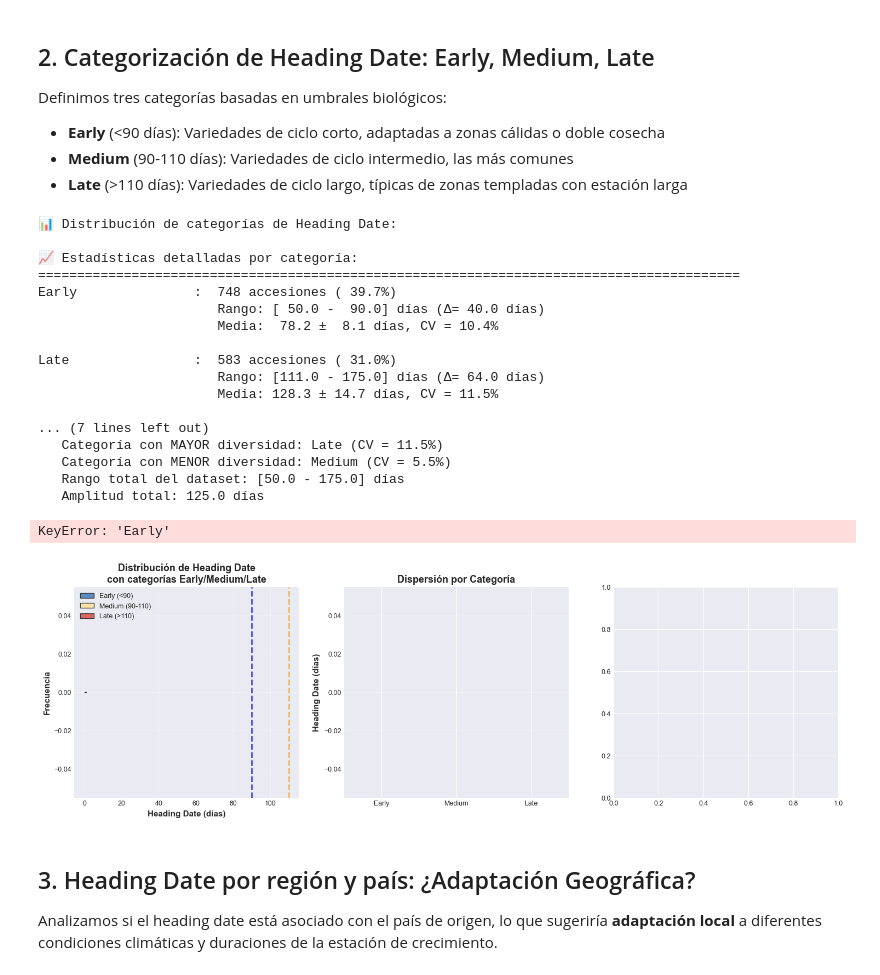
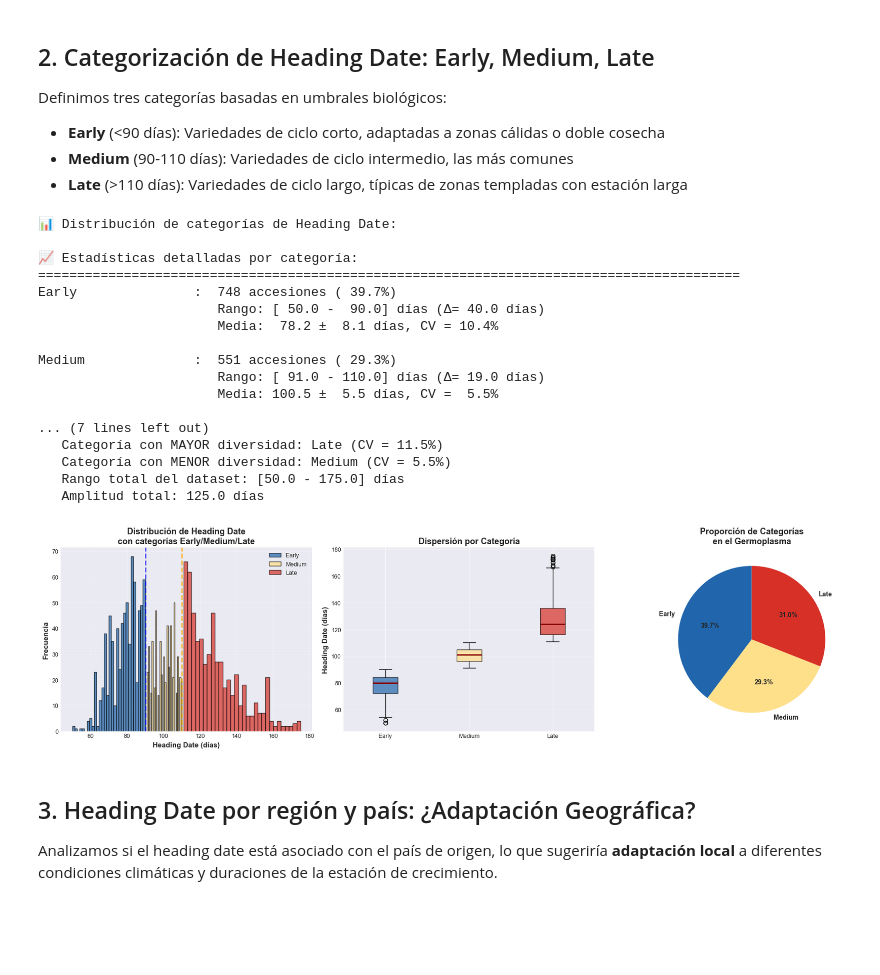
Before and after one commit to evalopezf/genomeRice, a Jupyter notebook: notebooks/eda_improved.ipynb, the cells around one changed output. Cells and saved outputs as stored; diff of their text form; code cells hidden in the pictures; blank space fills up the shorter version.

```diff
--- a/notebooks/eda_improved.ipynb
+++ b/notebooks/eda_improved.ipynb
@@ -58,7 +58,7 @@ print("✓ Setup completado")
 ✓ Setup completado
 # %%
 # Cargar datos fenotípicos
-traits_path = REPORTS / 'traits_geno_aligned.csv'
+traits_path = REPORTS / 'traits_clean.csv'
 df = pd.read_csv(traits_path, index_col=0)
 print(f"✓ Datos fenotípicos cargados desde {traits_path}")
 
@@ -81,5 +81,3 @@ print(f"   Coef. Variación: {(hdg.std()/hdg.mean()*100):.1f}%")
    Rango: [50, 175] días
    Desviación estándar: 23.20 días
    Coef. Variación: 23.1%
-# %%
-df['GrainSize'] = (df['GRLT'] / df['GRWD']).round(2)
@@ -164,8 +178,8 @@ fig, axes = plt.subplots(1, 3, figsize=(18, 5))
 
 # Panel 1: Histograma con categorías
 ax = axes[0]
-colors_hdg = {'Early (<90)': '#2166ac', 'Medium (90-110)': '#fee08b', 'Late (>110)': '#d73027'}
-for category in ['Early (<90)', 'Medium (90-110)', 'Late (>110)']:
+colors_hdg = {'Early': '#2166ac', 'Medium': '#fee08b', 'Late': '#d73027'}
+for category in ['Early', 'Medium', 'Late']:
     mask = df['HDG_category'] == category
     ax.hist(df.loc[mask, 'HDG_80HEAD'], bins=30, alpha=0.7,
             label=category, color=colors_hdg[category], edgecolor='black')
@@ -182,12 +196,12 @@ ax.grid(alpha=0.3)
 ax = axes[1]
 df_plot = df.dropna(subset=['HDG_category'])
 bp = ax.boxplot([df_plot[df_plot['HDG_category'] == cat]['HDG_80HEAD']
-                 for cat in ['Early (<90)', 'Medium (90-110)', 'Late (>110)']],
+                 for cat in ['Early', 'Medium', 'Late']],
                 labels=['Early', 'Medium', 'Late'],
                 patch_artist=True,
                 medianprops=dict(color='darkred', linewidth=2))
 
-for patch, cat in zip(bp['boxes'], ['Early (<90)', 'Medium (90-110)', 'Late (>110)']):
+for patch, cat in zip(bp['boxes'], ['Early', 'Medium', 'Late']):
     patch.set_facecolor(colors_hdg[cat])
     patch.set_alpha(0.7)
 
@@ -198,38 +212,37 @@ ax.grid(axis='y', alpha=0.3)
 # Panel 3: Proporción por categoría
 ax = axes[2]
 wedges, texts, autotexts = ax.pie(
     cat_counts.values,
     labels=cat_counts.index,
     colors=[colors_hdg[cat] for cat in cat_counts.index],
     autopct='%1.1f%%',
     startangle=90,
     textprops={'fontsize': 10, 'fontweight': 'bold'}
 )
 ax.set_title('Proporción de Categorías\nen el Germoplasma', fontweight='bold')
 
 plt.tight_layout()
 plt.savefig(REPORTS / 'hdg_distribution_categories.png', dpi=200, bbox_inches='tight')
 plt.show()
 # %% [output]
 📊 Distribución de categorías de Heading Date:
 
 📈 Estadísticas detalladas por categoría:
 ==========================================================================================
 Early               :  748 accesiones ( 39.7%)
                        Rango: [ 50.0 -  90.0] días (Δ= 40.0 días)
                        Media:  78.2 ±  8.1 días, CV = 10.4%
 
-Late                :  583 accesiones ( 31.0%)
-                       Rango: [111.0 - 175.0] días (Δ= 64.0 días)
-                       Media: 128.3 ± 14.7 días, CV = 11.5%
+Medium              :  551 accesiones ( 29.3%)
+                       Rango: [ 91.0 - 110.0] días (Δ= 19.0 días)
+                       Media: 100.5 ±  5.5 días, CV =  5.5%
 
 ... (7 lines left out)
    Categoría con MAYOR diversidad: Late (CV = 11.5%)
    Categoría con MENOR diversidad: Medium (CV = 5.5%)
    Rango total del dataset: [50.0 - 175.0] días
    Amplitud total: 125.0 días
-KeyError: 'Early'
-[figure, old version]
+[figure, new version]
 # %% [markdown]
 ## 3. Heading Date por región y país: ¿Adaptación Geográfica?
 
```
Also changed, not shown: parts of 16 cells of this notebook, 1 other file.
